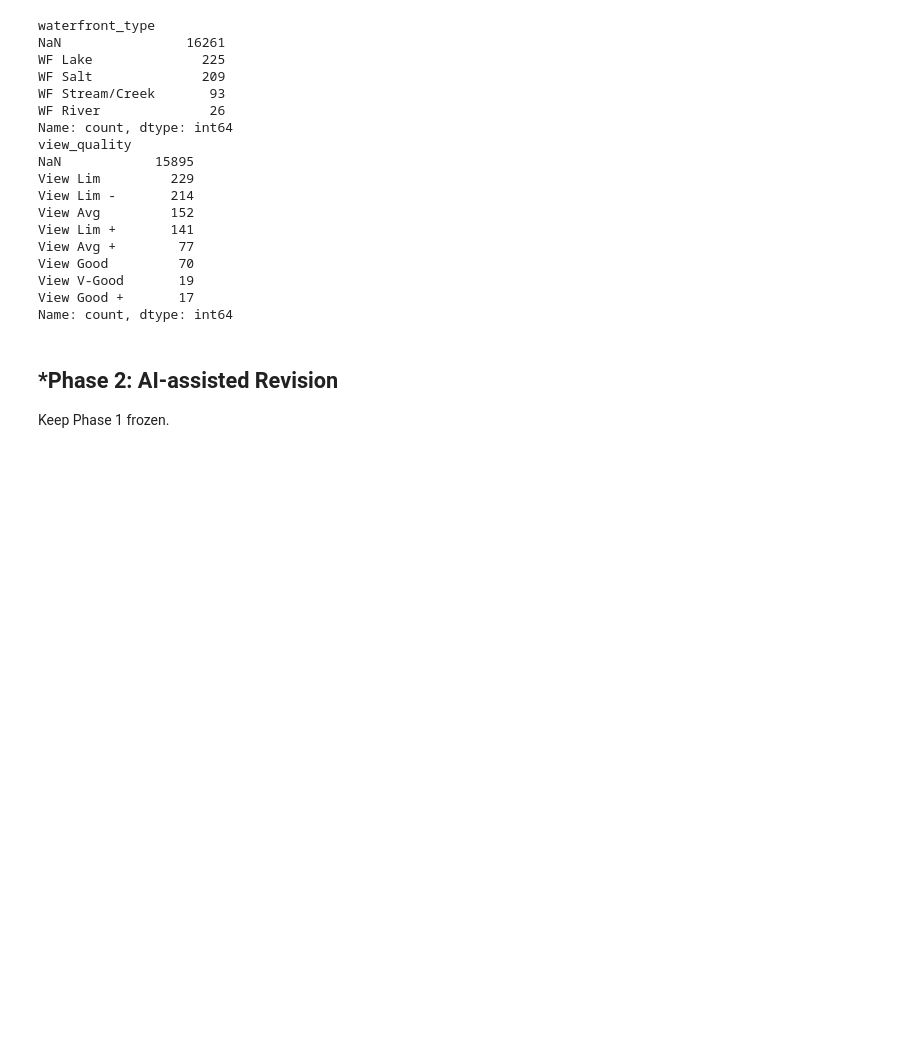
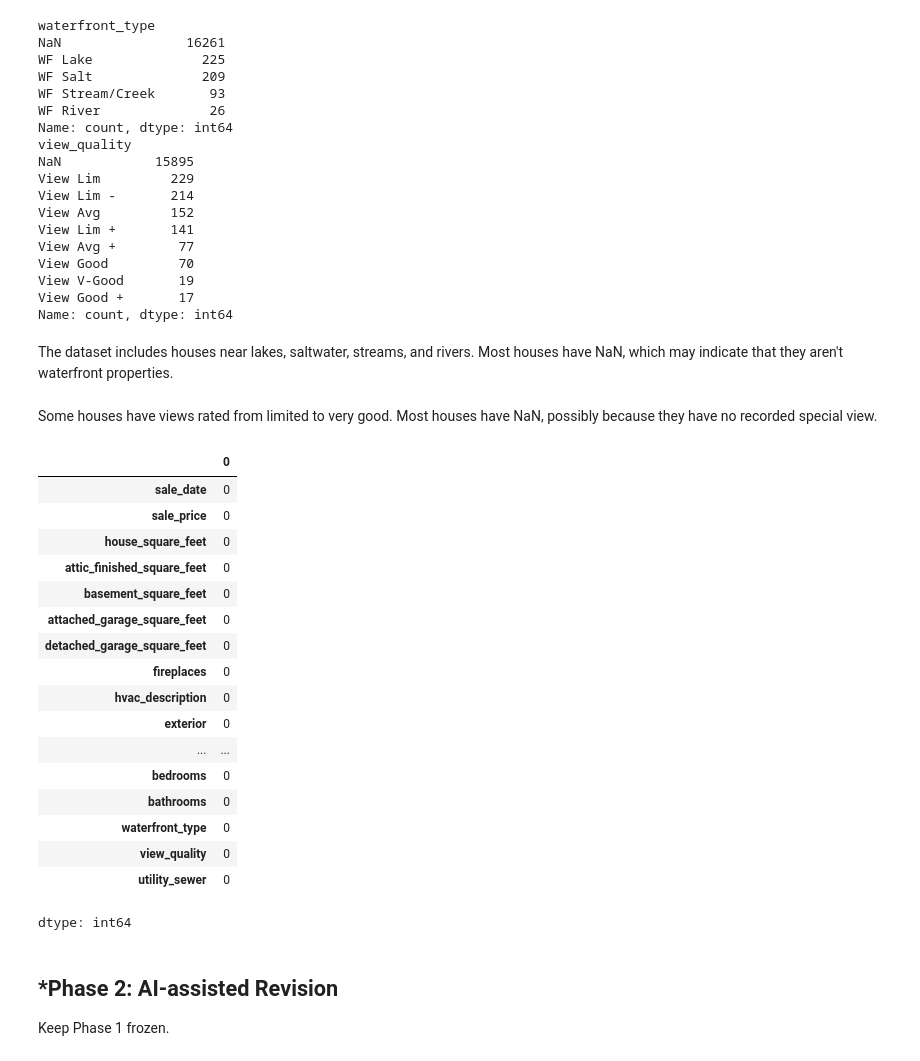
Before and after one commit to hwayalew/L02-hedonic-pricing, a Jupyter notebook: notebook.ipynb, the cells around one changed output. Saved outputs shown, nothing was run; the diff lists cells and outputs as text; code cells hidden in the pictures; blank space fills up the shorter version.

Commit message:
fillling missing info

```diff
--- a/notebook.ipynb
+++ b/notebook.ipynb
@@ -116,6 +116,41 @@ View Good         70
 View V-Good       19
 View Good +       17
 Name: count, dtype: int64
+# %% [markdown]
+The dataset includes houses near lakes, saltwater, streams, and rivers. Most houses have NaN, which may indicate that they aren't waterfront properties.
+# %% [markdown]
+Some houses have views rated from limited to very good. Most houses have NaN, possibly because they have no recorded special view.
+# %%
+# Fill missing waterfront and view information
+df['waterfront_type'] = df['waterfront_type'].fillna('None')
+df['view_quality'] = df['view_quality'].fillna('None')
+
+# Fill the few missing values in other categorical columns
+categorical_cols = ['hvac_description', 'exterior', 'interior', 'roof_cover']
+
+df[categorical_cols] = df[categorical_cols].fillna('Unknown')
+
+# Check missing values again
+df.isnull().sum()
+# %% [output]
+|  | 0 |
+| sale_date | 0 |
+| sale_price | 0 |
+| house_square_feet | 0 |
+| attic_finished_square_feet | 0 |
+| basement_square_feet | 0 |
+| attached_garage_square_feet | 0 |
+| detached_garage_square_feet | 0 |
+| fireplaces | 0 |
+| hvac_description | 0 |
+| exterior | 0 |
+| ... | ... |
+| bedrooms | 0 |
+| bathrooms | 0 |
+| waterfront_type | 0 |
+| view_quality | 0 |
+| utility_sewer | 0 |
+dtype: int64
 # %% [markdown]
 ## *Phase 2: AI-assisted Revision
 Keep Phase 1 frozen.
```
